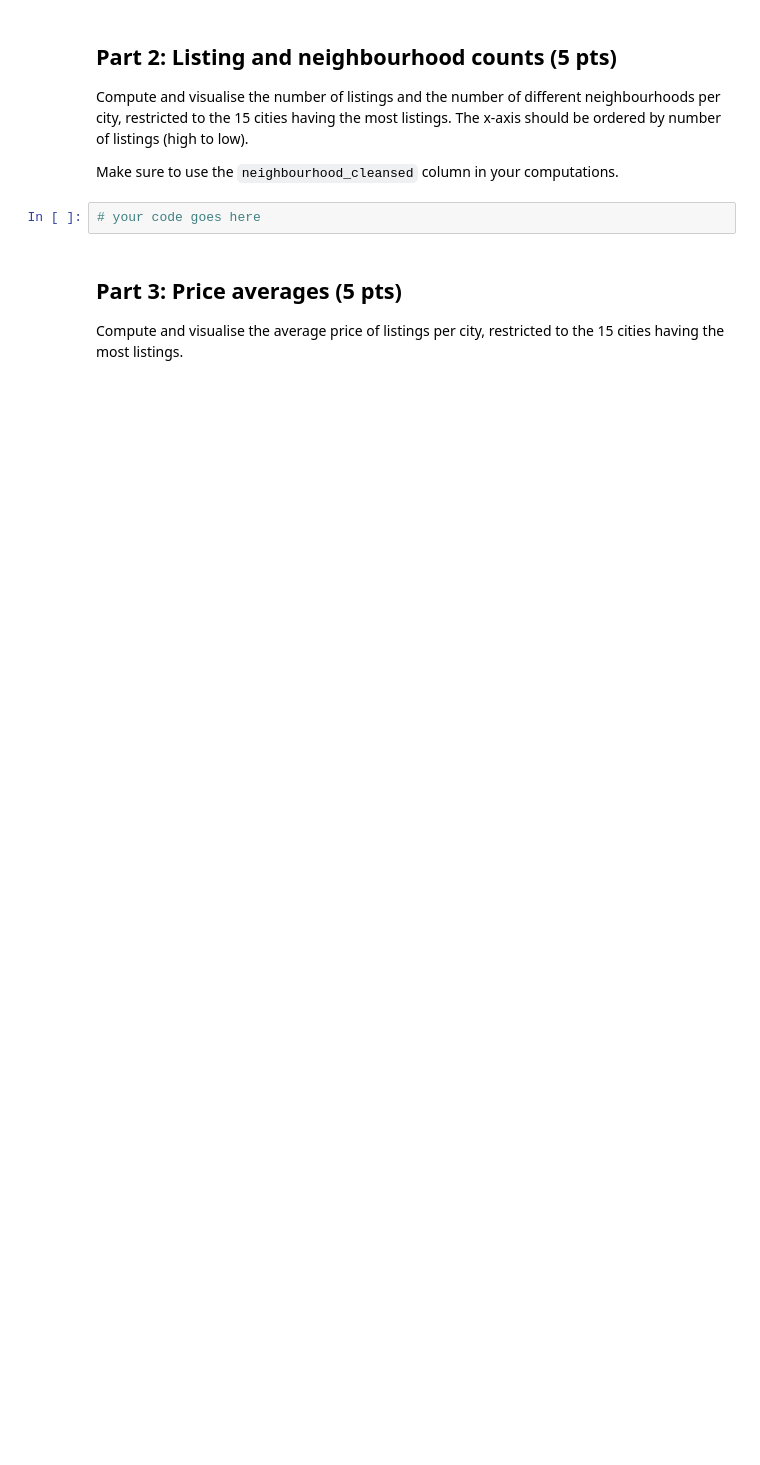
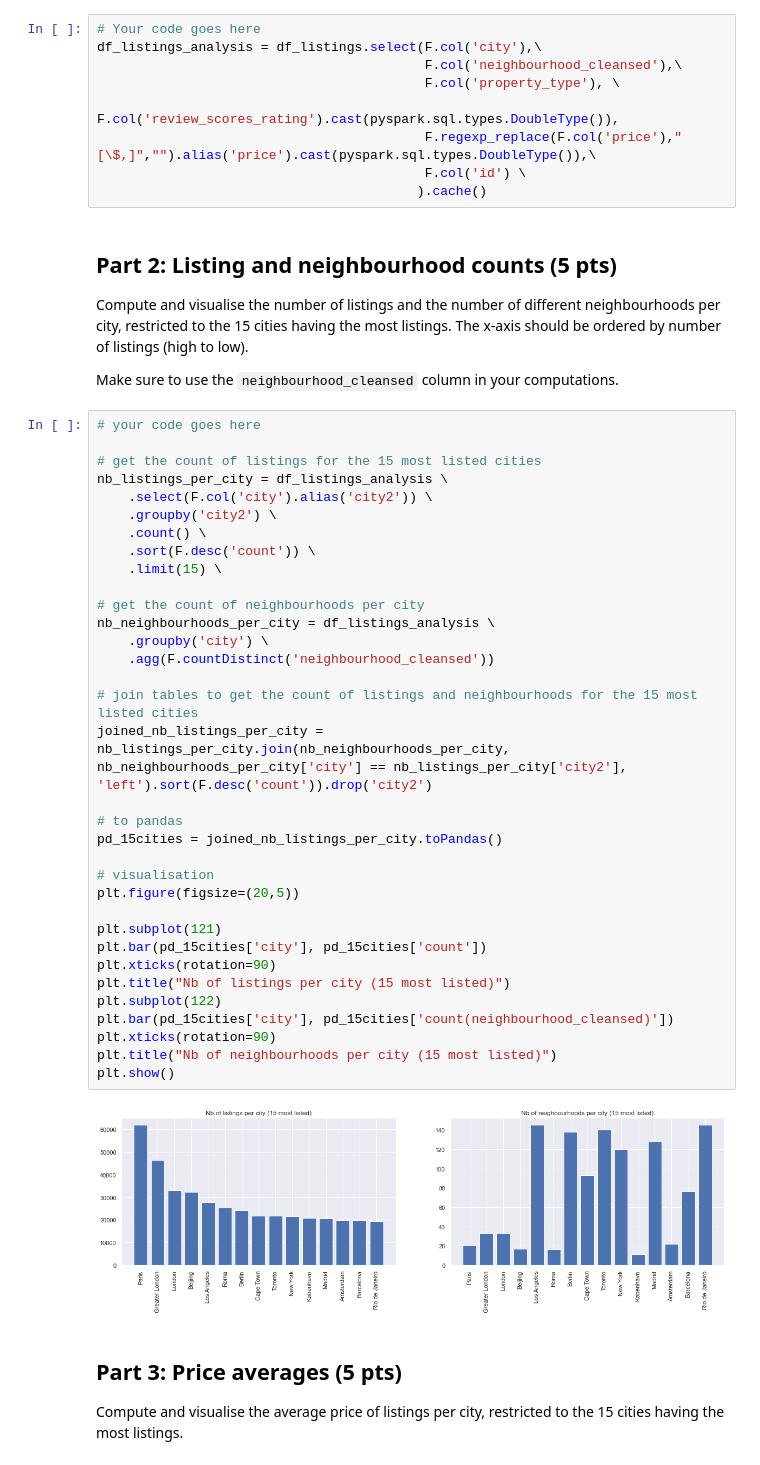
Before and after one commit to LaurineDargaud/DTU_CT_Assignment2, a Jupyter notebook: 02807_Project_2_FINAL.ipynb, the cells around one changed output. Drawn from its saved outputs; the diff is of its cells as text; blank space fills up the shorter version.

```diff
--- a/02807_Project_2_FINAL.ipynb
+++ b/02807_Project_2_FINAL.ipynb
@@ -216,11 +216,54 @@ df_listings = load_csv_as_dataframe('listings.csv')
+# %%
+# Your code goes here
+df_listings_analysis = df_listings.select(F.col('city'),\
+                                          F.col('neighbourhood_cleansed'),\
+                                          F.col('property_type'), \
+                                          F.col('review_scores_rating').cast(pyspark.sql.types.DoubleType()),
+                                          F.regexp_replace(F.col('price'),"[\$,]","").alias('price').cast(pyspark.sql.types.DoubleType()),\
+                                          F.col('id') \
+                                         ).cache()
 # %% [markdown]
 ## Part 2: Listing and neighbourhood counts (5 pts)
 
 Compute and visualise the number of listings and the number of different neighbourhoods per city, restricted to the 15 cities having the most listings. The x-axis should be ordered by number of listings (high to low).
 
 Make sure to use the `neighbourhood_cleansed` column in your computations.
-# %%
-# your code goes here
+# %%
+# your code goes here
+
+# get the count of listings for the 15 most listed cities
+nb_listings_per_city = df_listings_analysis \
+    .select(F.col('city').alias('city2')) \
+    .groupby('city2') \
+    .count() \
+    .sort(F.desc('count')) \
+    .limit(15) \
+
+# get the count of neighbourhoods per city
+nb_neighbourhoods_per_city = df_listings_analysis \
+    .groupby('city') \
+    .agg(F.countDistinct('neighbourhood_cleansed'))
+
+# join tables to get the count of listings and neighbourhoods for the 15 most listed cities
+joined_nb_listings_per_city = nb_listings_per_city.join(nb_neighbourhoods_per_city, nb_neighbourhoods_per_city['city'] == nb_listings_per_city['city2'], 'left').sort(F.desc('count')).drop('city2')
+
+# to pandas
+pd_15cities = joined_nb_listings_per_city.toPandas()
+
+# visualisation
+plt.figure(figsize=(20,5))
+
+plt.subplot(121)
+plt.bar(pd_15cities['city'], pd_15cities['count'])
+plt.xticks(rotation=90)
+plt.title("Nb of listings per city (15 most listed)")
+plt.subplot(122)
+plt.bar(pd_15cities['city'], pd_15cities['count(neighbourhood_cleansed)'])
+plt.xticks(rotation=90)
+plt.title("Nb of neighbourhoods per city (15 most listed)")
+plt.show()
+# %% [output]
+[figure, added]
 # %% [markdown]
 ## Part 3: Price averages (5 pts)
 
```
Also changed, not shown: parts of 19 cells of this notebook, 1 other file.
